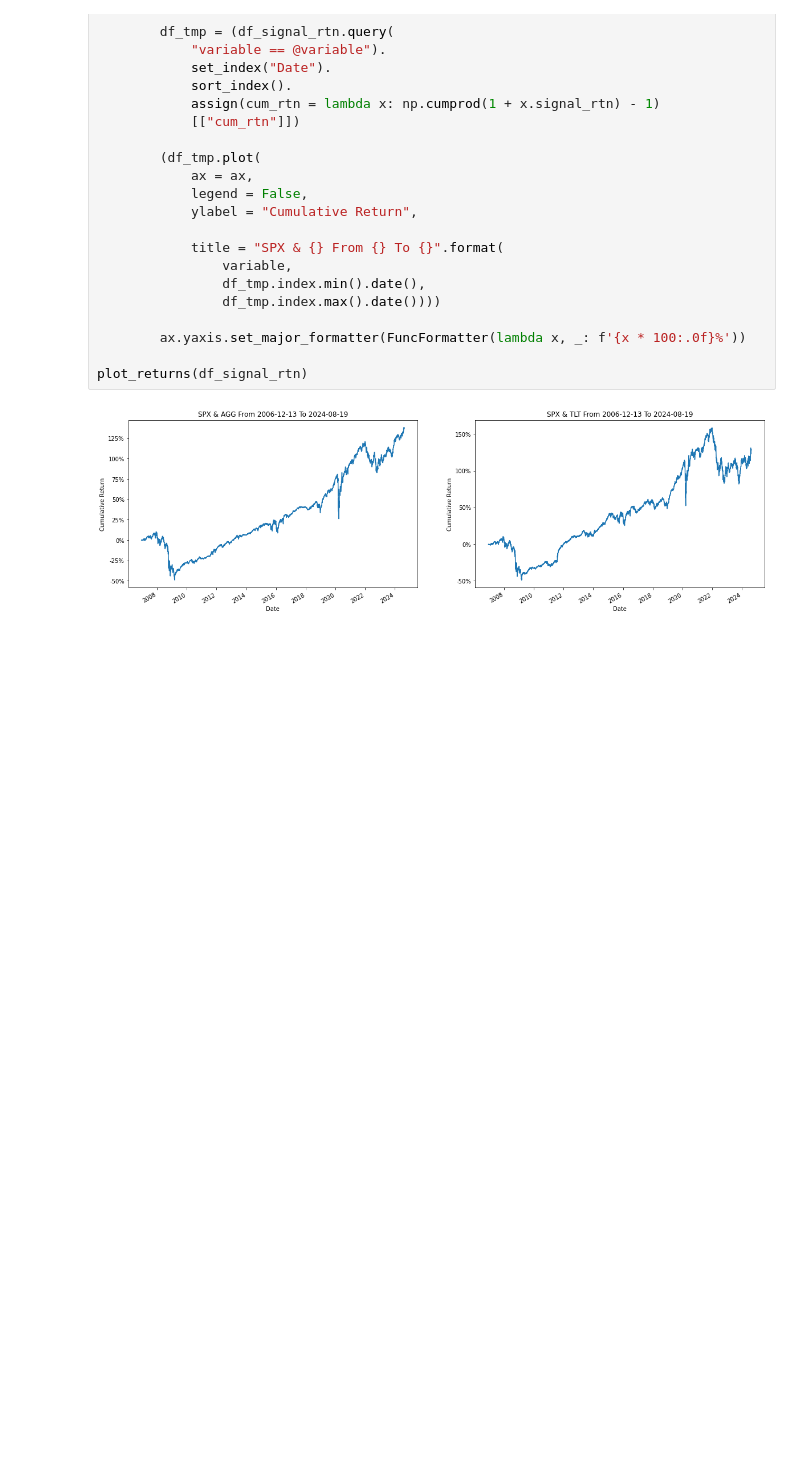
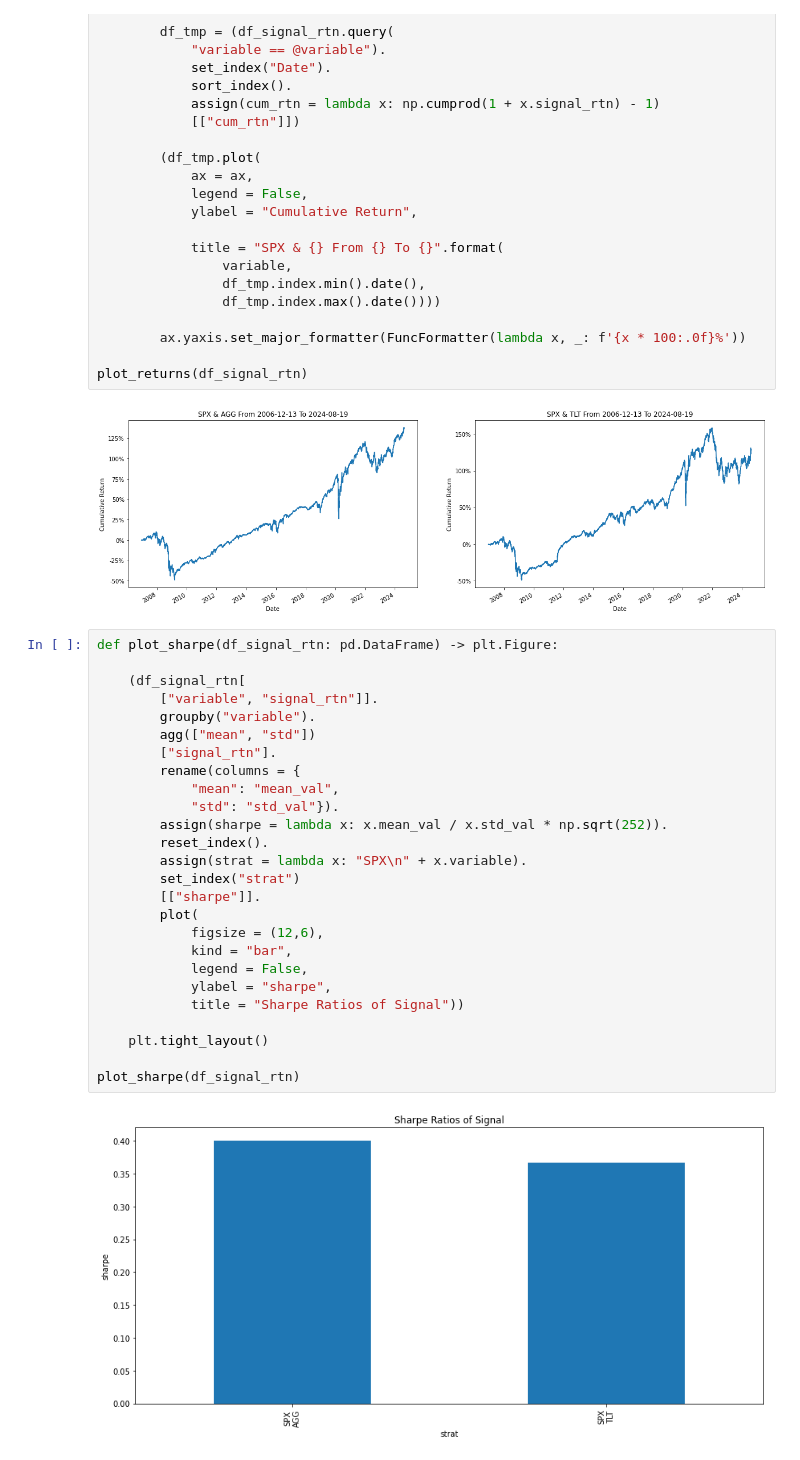
Before and after one commit to diegodalvarez/AbsorptionRatio, a Jupyter notebook: root/AbsorptionRatio.ipynb, the cells around one changed output. Drawn from its saved outputs; the diff is of its cells as text; blank space fills up the shorter version.

```diff
--- a/root/AbsorptionRatio.ipynb
+++ b/root/AbsorptionRatio.ipynb
@@ -247,3 +251,31 @@ def plot_returns(df_signal_rtn: pd.DataFrame) -> plt.Figure:
 plot_returns(df_signal_rtn)
 # %% [output]
 [figure]
+# %%
+def plot_sharpe(df_signal_rtn: pd.DataFrame) -> plt.Figure:
+
+    (df_signal_rtn[
+        ["variable", "signal_rtn"]].
+        groupby("variable").
+        agg(["mean", "std"])
+        ["signal_rtn"].
+        rename(columns = {
+            "mean": "mean_val",
+            "std": "std_val"}).
+        assign(sharpe = lambda x: x.mean_val / x.std_val * np.sqrt(252)).
+        reset_index().
+        assign(strat = lambda x: "SPX\n" + x.variable).
+        set_index("strat")
+        [["sharpe"]].
+        plot(
+            figsize = (12,6),
+            kind = "bar",
+            legend = False,
+            ylabel = "sharpe",
+            title = "Sharpe Ratios of Signal"))
+
+    plt.tight_layout()
+
+plot_sharpe(df_signal_rtn)
+# %% [output]
+[figure, added]
```
Also changed, not shown: parts of 1 cell of this notebook.
